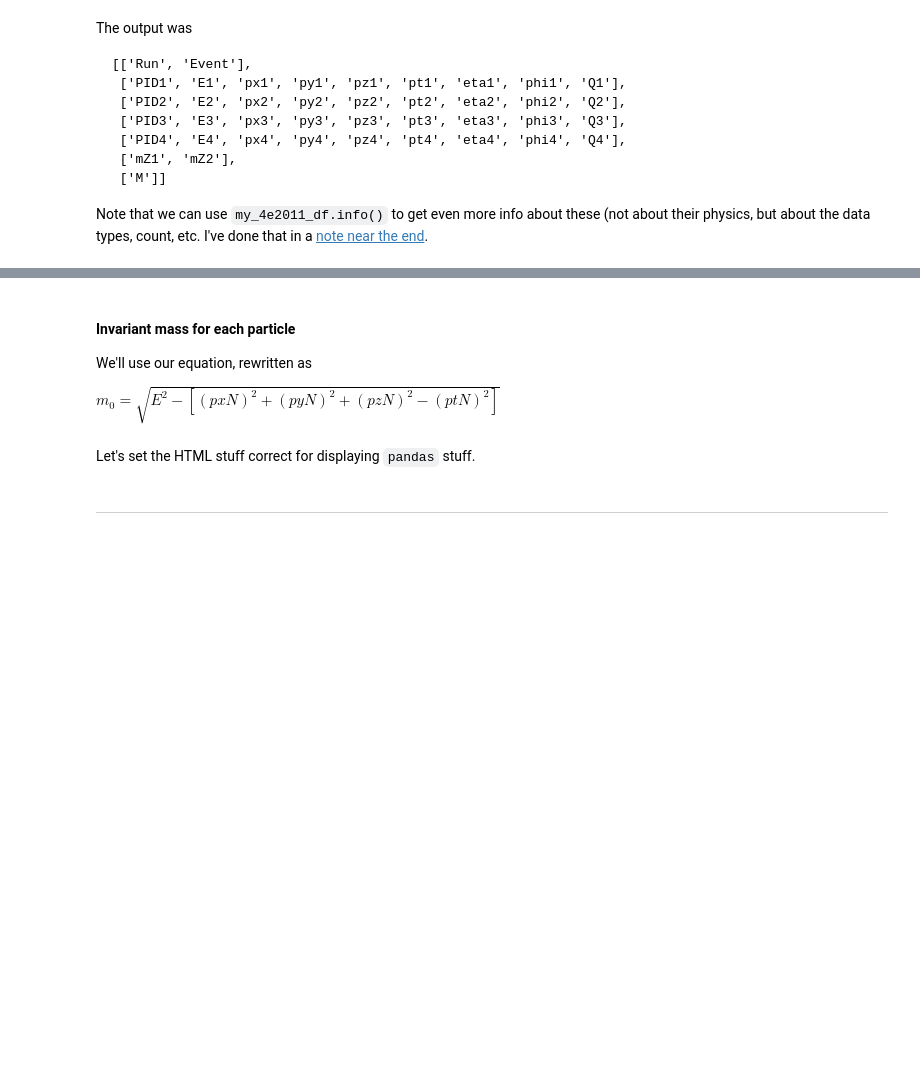
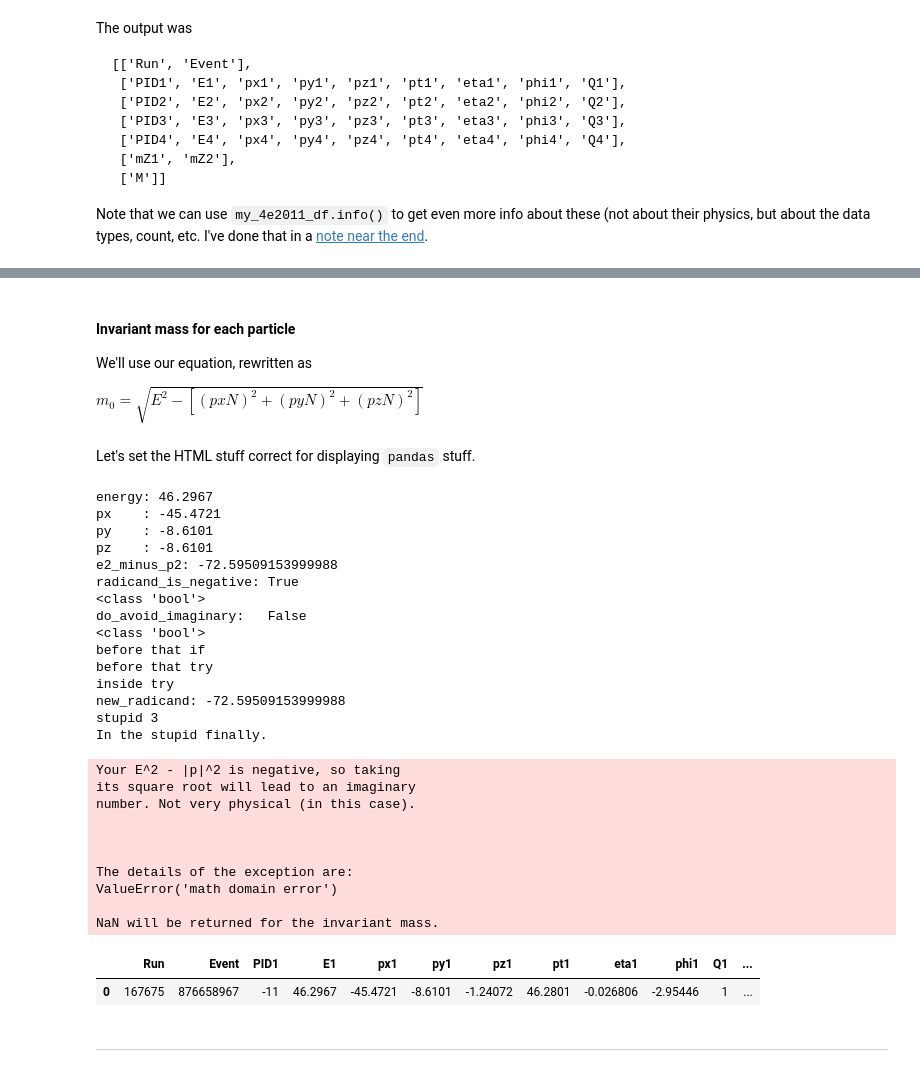
Before and after one commit to bballdave025/visualization_portfolio, a Jupyter notebook: higgs_boson/Higgs_Boson_Discovery_Visualization.ipynb, the cells around one changed output, grey strips where cells are left out. Cells and saved outputs as stored; diff of their text form; code cells hidden in the pictures; blank space fills up the shorter version.

Commit message:
Have funny debug for invariant mass sign issue

```diff
--- a/higgs_boson/Higgs_Boson_Discovery_Visualization.ipynb
+++ b/higgs_boson/Higgs_Boson_Discovery_Visualization.ipynb
@@ -486,5 +556,5 @@ We'll check that each of the electrons has the correct (invariant) mass.
 
 We'll use our equation, rewritten as
 
-$m_0 = \sqrt{E^2 - [(pxN)^2 + (pyN)^2 + (pzN)^2 - (ptN)^2]}$
+$m_0 = \sqrt{E^2 - \left[(pxN)^2 + (pyN)^2 + (pzN)^2\right]}$
 # %%
@@ -551,26 +702,56 @@ th,tr,td {
 }
 </style
 # %%
-do_display_first = True # You can change this to True, if you want
+do_display_first = False #  You can change this depending on the amount
+                         #+ of output you want.
 
 if do_display_first:
     print(my_4e2011_df.iloc[1])
 ##endof:  if do_display_first
 
 #  archived_ref="https://web.archive.org/web/" + \
 #+ "20230318225210/https://stackoverflow.com/questions/" + \
 #+ "12021754/how-to-slice-a-pandas-dataframe-by-position"
 first_event_df = my_4e2011_df[:1]
 
 event_1_particle_1_df = \
   first_event_df.assign(
             Invariant_Mass_1 = lambda x: \
                invariant_mass_from_values(x.E1,
                                           x.px1,
                                           x.py1,
-                                          x.pz1))
+                                          x.pz1,
+                                          do_avoid_imaginary=False))
 
 event_1_particle_1_df.head()
+# %% [output]
+energy: 46.2967
+px    : -45.4721
+py    : -8.6101
+pz    : -8.6101
+e2_minus_p2: -72.59509153999988
+radicand_is_negative: True
+<class 'bool'>
+do_avoid_imaginary:   False
+<class 'bool'>
+before that if
+before that try
+inside try
+new_radicand: -72.59509153999988
+stupid 3
+In the stupid finally.
+Your E^2 - |p|^2 is negative, so taking
+its square root will lead to an imaginary
+number. Not very physical (in this case).
+
+
+
+The details of the exception are:
+ValueError('math domain error')
+
+NaN will be returned for the invariant mass.
+|  | Run | Event | PID1 | E1 | px1 | py1 | pz1 | pt1 | eta1 | phi1 | Q1 | ... |
+| 0 | 167675 | 876658967 | -11 | 46.2967 | -45.4721 | -8.6101 | -1.24072 | 46.2801 | -0.026806 | -2.95446 | 1 | ... |
 # %% [markdown]
 <hr/>
 # %% [markdown]
```
Also changed, not shown: parts of 39 cells of this notebook.
